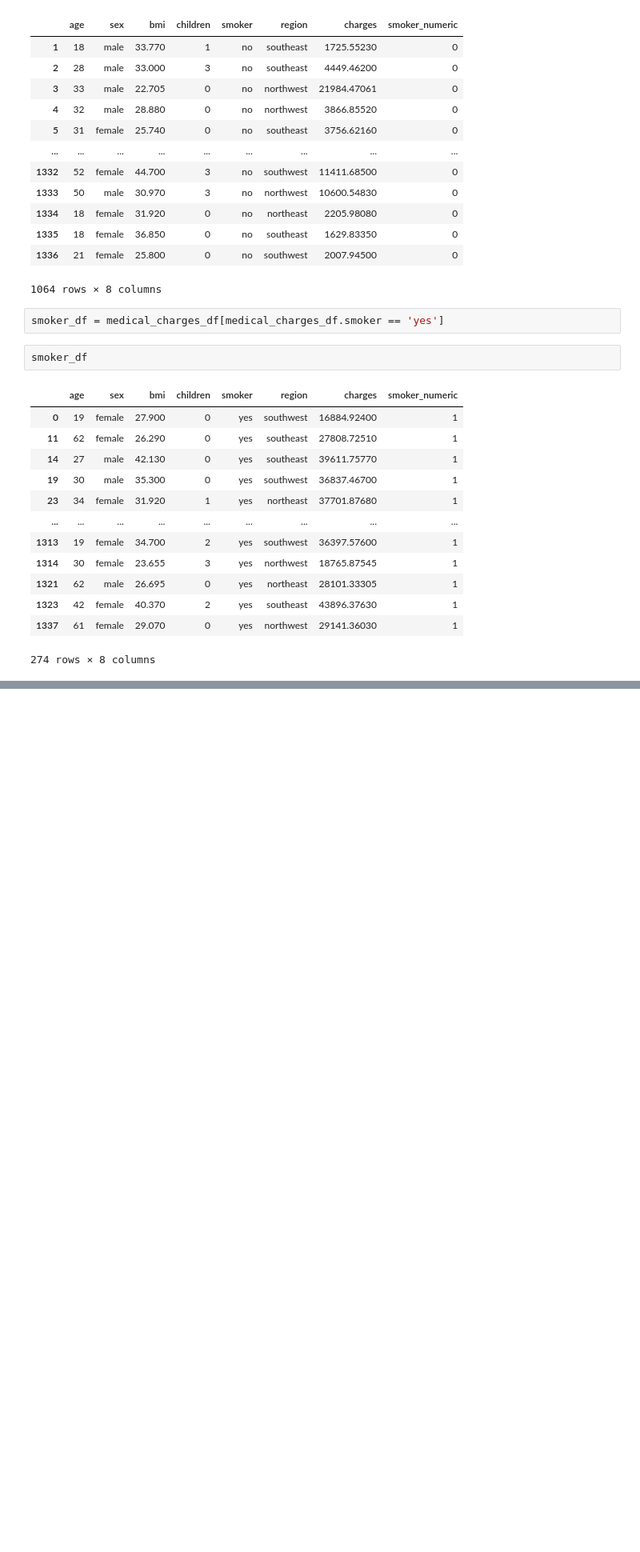
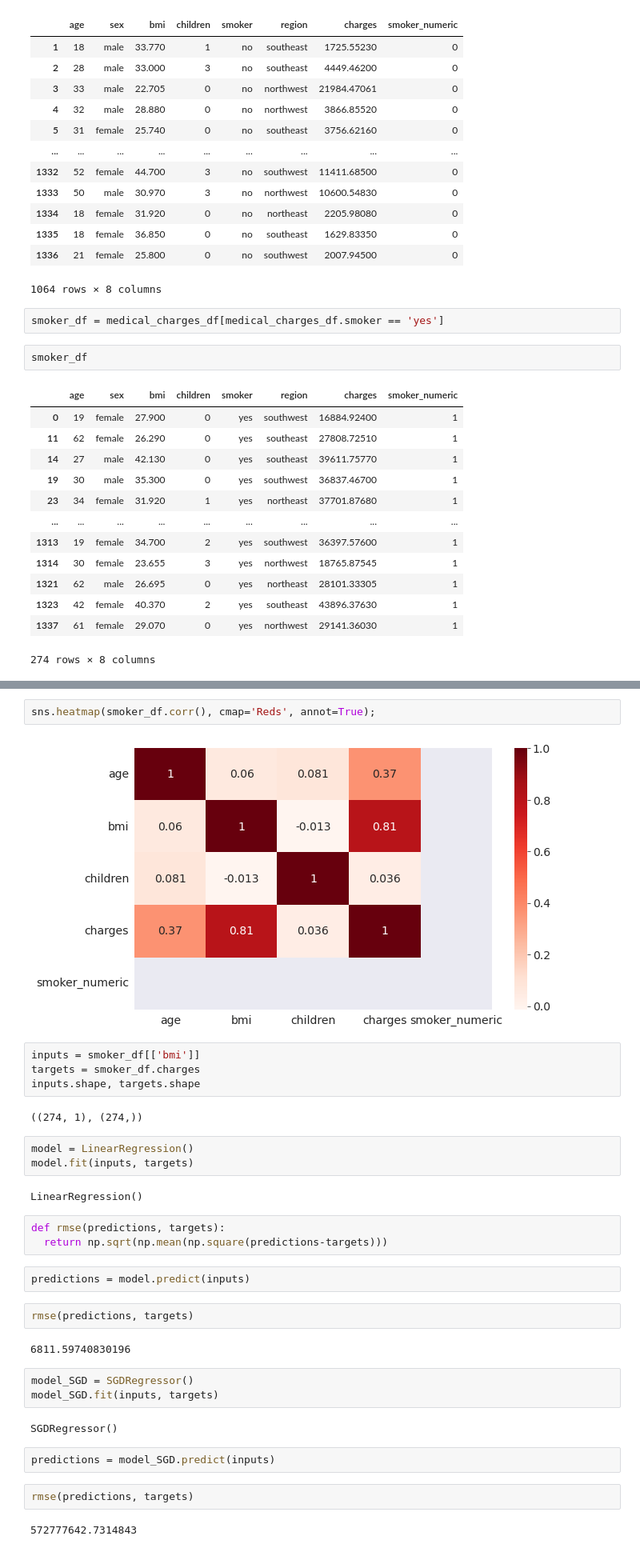
Before and after one commit to imshiv-10/ML-SkLearn, a Jupyter notebook: ML_SkLearn.ipynb, the cells around one changed output, grey strips where cells are left out. Shown at 80% size. Cells and saved outputs as stored; diff of their text form; blank space fills up the shorter version.

```diff
--- a/ML_SkLearn.ipynb
+++ b/ML_SkLearn.ipynb
@@ -657,0 +738,35 @@ smoker_df
+# %%
+sns.heatmap(smoker_df.corr(), cmap='Reds', annot=True);
+# %% [output]
+[figure, added]
+# %%
+inputs = smoker_df[['bmi']]
+targets = smoker_df.charges
+inputs.shape, targets.shape
+# %% [output]
+((274, 1), (274,))
+# %%
+model = LinearRegression()
+model.fit(inputs, targets)
+# %% [output]
+LinearRegression()
+# %%
+def rmse(predictions, targets):
+  return np.sqrt(np.mean(np.square(predictions-targets)))
+# %%
+predictions = model.predict(inputs)
+# %%
+rmse(predictions, targets)
+# %% [output]
+6811.59740830196
+# %%
+model_SGD = SGDRegressor()
+model_SGD.fit(inputs, targets)
+# %% [output]
+SGDRegressor()
+# %%
+predictions = model_SGD.predict(inputs)
+# %%
+rmse(predictions, targets)
+# %% [output]
+572777642.7314843
```
Also changed, not shown: parts of 32 cells of this notebook.
